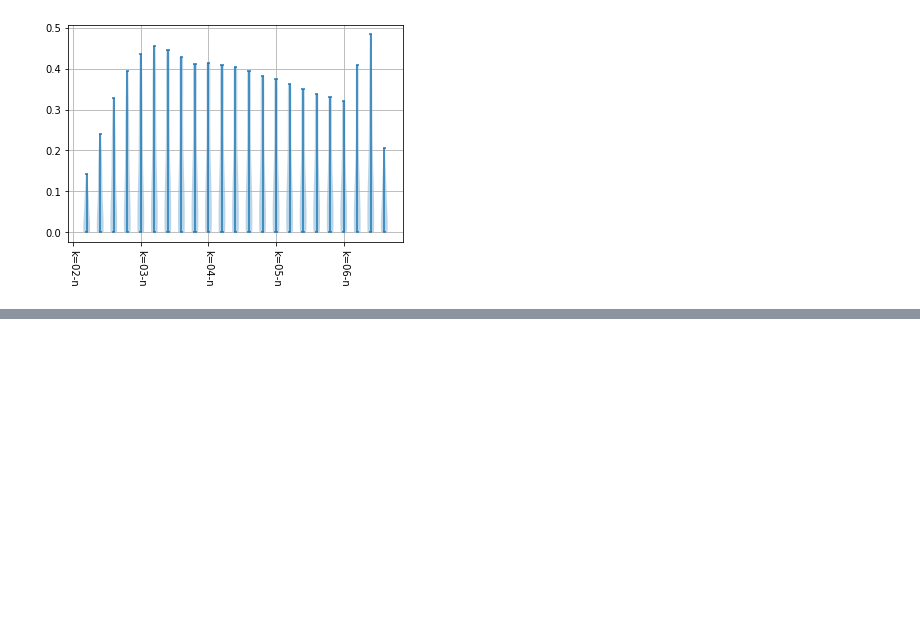
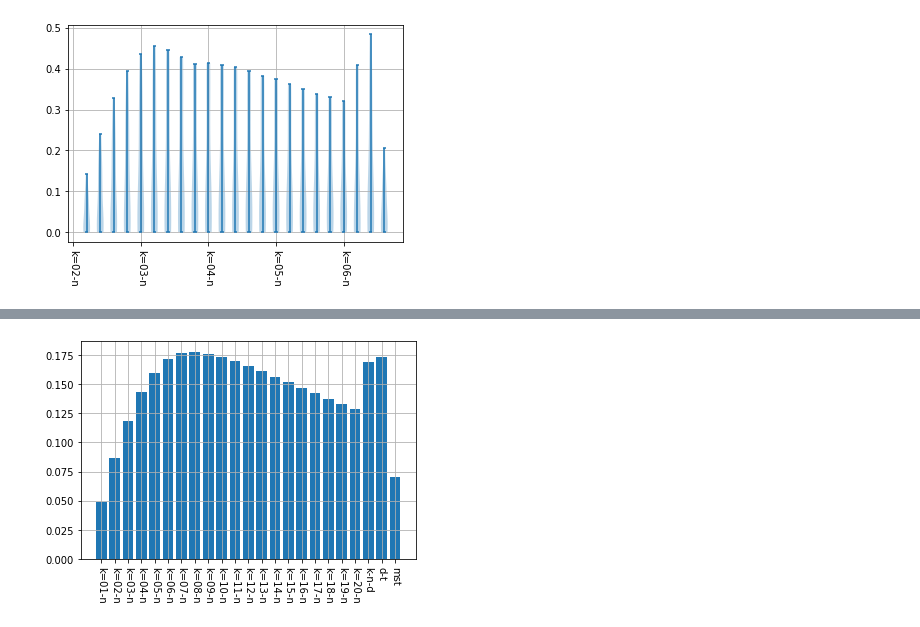
Before and after one commit to FugaTakata/hyperparameter-in-graph-drawing, a Jupyter notebook: hyperparameter_optimization.ipynb, the cells around one changed output, grey strips where cells are left out. Cells and saved outputs as stored; diff of their text form; code cells hidden in the pictures; blank space fills up the shorter version.

```diff
--- a/hyperparameter_optimization.ipynb
+++ b/hyperparameter_optimization.ipynb
@@ -407,0 +450,13 @@ plt.show()
+# %%
+# 標準偏差の棒グラフ
+fig, ax = plt.subplots()
+
+bp = ax.bar([graph_type for graph_type in shape_based_metrics_values_by_graph_type.keys()], [
+            statistics.stdev(v) for v in shape_based_metrics_values_by_graph_type.values()], align='center')
+
+plt.xticks(rotation=-90)
+plt.grid()
+
+plt.show()
+# %% [output]
+[figure, added]
```
Also changed, not shown: parts of 6 cells of this notebook, 5 other files.
